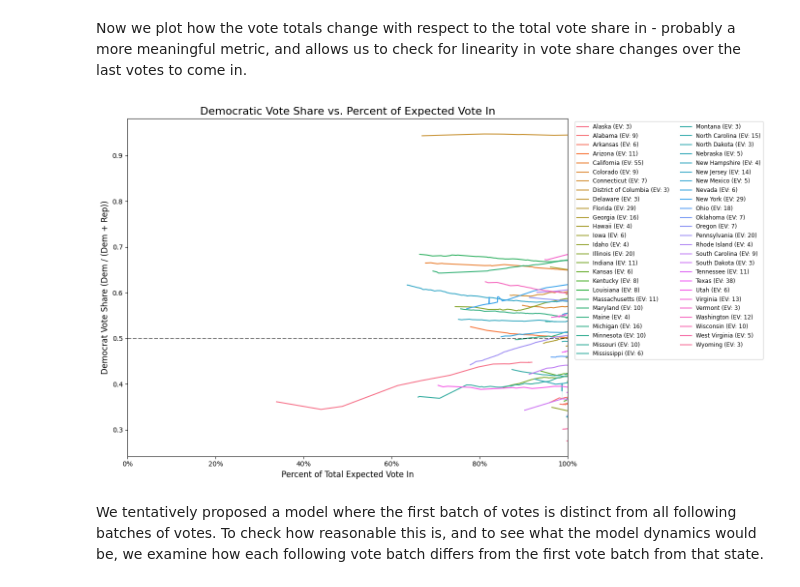
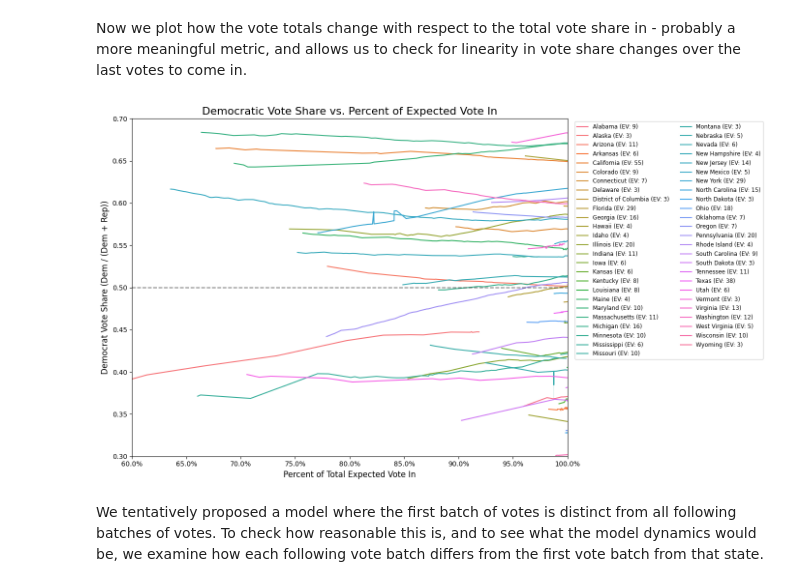
Before and after one commit to rickyrojas311/realtimeElectionForecasting, a Jupyter notebook: pres_data/preprocessing.ipynb, the cells around one changed output. Cells and saved outputs as stored; diff of their text form; code cells hidden in the pictures.

Commit message:
more visuals

```diff
--- a/pres_data/preprocessing.ipynb
+++ b/pres_data/preprocessing.ipynb
@@ -124,35 +124,36 @@ swing_states = ['Pennsylvania (EV: 20)', 'Georgia (EV: 16)', 'Michigan (EV: 16)'
 
 swing_df = df[df['state'].isin(swing_states)]
 
 # 5. Create the plot
 plt.figure(figsize=(14, 8))
 
 # Update x to 'percent_vote_in'
 sns.lineplot(data=df, x='percent_vote_in', y='dem_share', hue='state', linewidth=1.5)
 
 # 6. Formatting the chart
 plt.title('Democratic Vote Share vs. Percent of Expected Vote In', fontsize=16)
 plt.xlabel('Percent of Total Expected Vote In', fontsize=12)
 plt.ylabel('Democrat Vote Share (Dem / (Dem + Rep))', fontsize=12)
 
 # Set the y-axis limits to zoom in on the 0.48 to 0.52 range
 
 # Set the x-axis limits from 0 to 1 (0% to 100%)
-plt.xlim(0, 1.0)
+plt.xlim(0.6, 1.0)
+plt.ylim(0.3, 0.7)
 
 # Format the x-axis to show percentages (e.g., 90% instead of 0.9)
 plt.gca().xaxis.set_major_formatter(PercentFormatter(1.0))
 
 # Add a horizontal line at 0.5 (50%)
 plt.axhline(y=0.5, color='black', linestyle='--', alpha=0.5)
 
 # Move the legend outside the plot area
 plt.legend(bbox_to_anchor=(1.01, 1), loc='upper left', ncol=2, fontsize='small')
 
 plt.tight_layout()
 plt.show()
 # %% [output]
-[figure, old version]
+[figure, new version]
 # %% [markdown]
 We tentatively proposed a model where the first batch of votes is distinct from all following batches of votes. To check how reasonable this is, and to see what the model dynamics would be, we examine how each following vote batch differs from the first vote batch from that state.
 # %%
```
Also changed, not shown: parts of 2 cells of this notebook.
